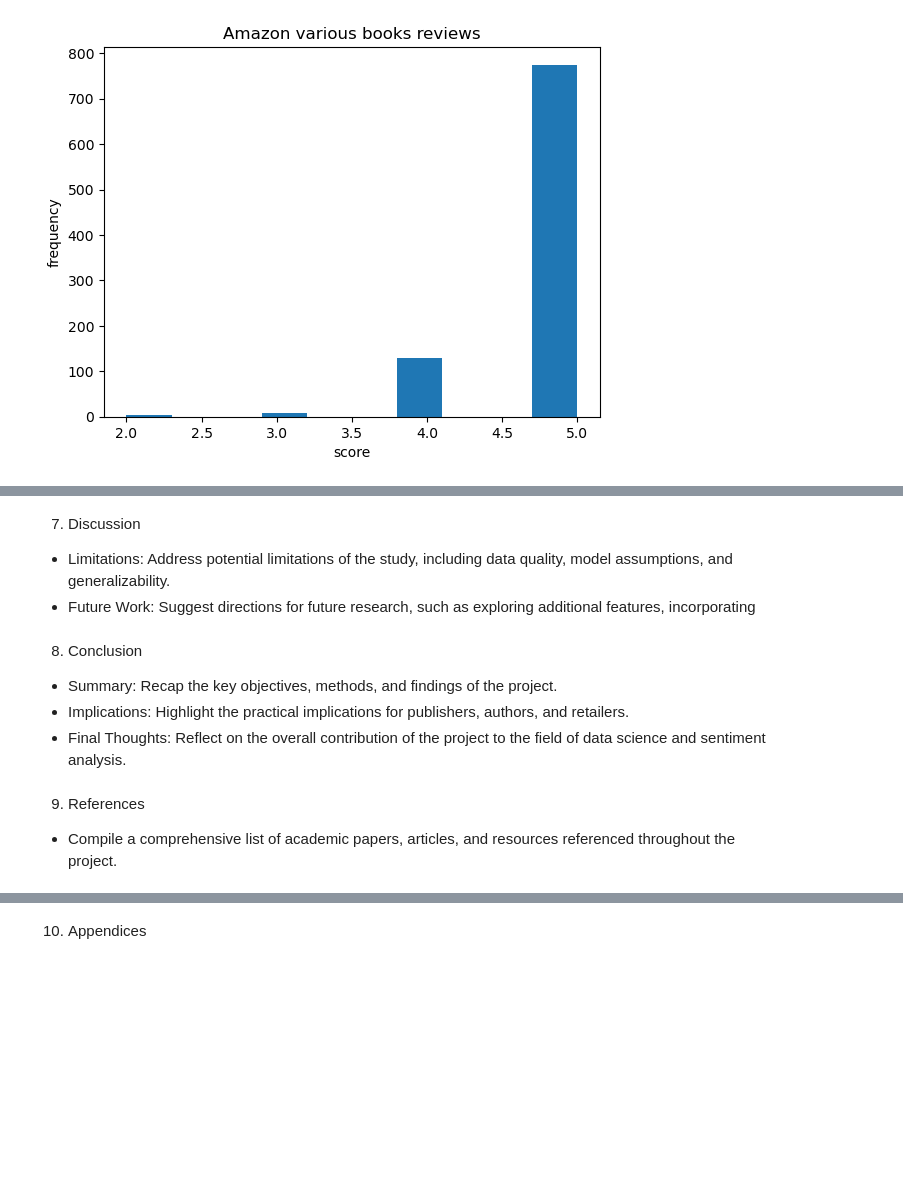
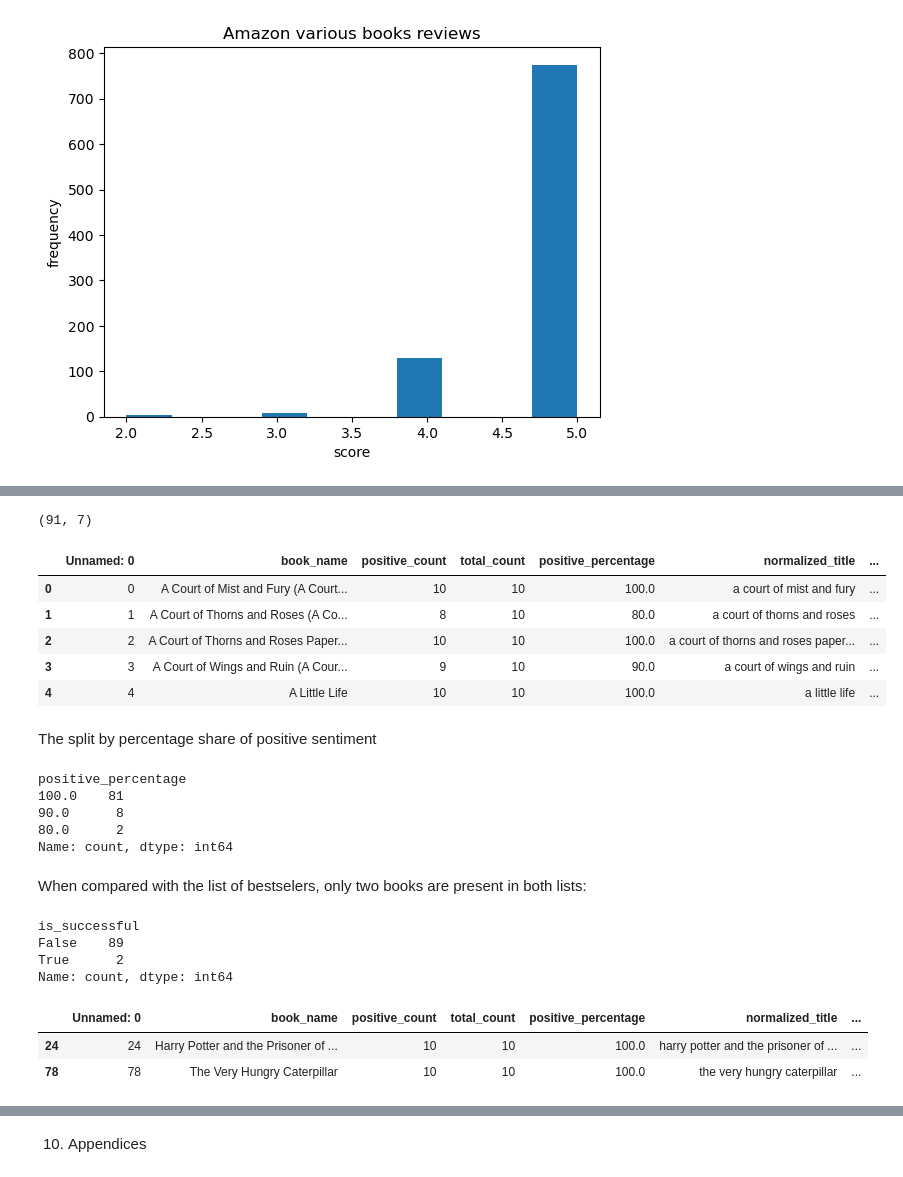
Before and after one commit to mi6oo6im/ml_books_review_sentiment_analysis, a Jupyter notebook: predicting_sales_success_based_on_sentiment_analysis.ipynb, the cells around one changed output, grey strips where cells are left out. Drawn from its saved outputs; the diff is of its cells as text; code cells hidden in the pictures; blank space fills up the shorter version.

```diff
--- a/predicting_sales_success_based_on_sentiment_analysis.ipynb
+++ b/predicting_sales_success_based_on_sentiment_analysis.ipynb
@@ -167,15 +163,0 @@ Sales analysis was made using the Wikipedia List of best-selling books. The data
-# %% [markdown]
-7. Discussion
-
-- Limitations: Address potential limitations of the study, including data quality, model assumptions, and generalizability.
-- Future Work: Suggest directions for future research, such as exploring additional features, incorporating
-# %% [markdown]
-8. Conclusion
-
-- Summary: Recap the key objectives, methods, and findings of the project.
-- Implications: Highlight the practical implications for publishers, authors, and retailers.
-- Final Thoughts: Reflect on the overall contribution of the project to the field of data science and sentiment analysis.
-# %% [markdown]
-9. References
-
-- Compile a comprehensive list of academic papers, articles, and resources referenced throughout the project.
@@ -181,0 +166,38 @@ Sales analysis was made using the Wikipedia List of best-selling books. The data
+# %%
+sales_df.shape
+# %% [output]
+(91, 7)
+# %%
+sales_df.head()
+# %% [output]
+|  | Unnamed: 0 | book_name | positive_count | total_count | positive_percentage | normalized_title | ... |
+| 0 | 0 | A Court of Mist and Fury (A Court... | 10 | 10 | 100.0 | a court of mist and fury | ... |
+| 1 | 1 | A Court of Thorns and Roses (A Co... | 8 | 10 | 80.0 | a court of thorns and roses | ... |
+| 2 | 2 | A Court of Thorns and Roses Paper... | 10 | 10 | 100.0 | a court of thorns and roses paper... | ... |
+| 3 | 3 | A Court of Wings and Ruin (A Cour... | 9 | 10 | 90.0 | a court of wings and ruin | ... |
+| 4 | 4 | A Little Life | 10 | 10 | 100.0 | a little life | ... |
+# %% [markdown]
+The split by percentage share of positive sentiment
+# %%
+sales_df.positive_percentage.value_counts()
+# %% [output]
+positive_percentage
+100.0    81
+90.0      8
+80.0      2
+Name: count, dtype: int64
+# %% [markdown]
+When compared with the list of bestselers, only two books are present in both lists:
+# %%
+sales_df.is_successful.value_counts()
+# %% [output]
+is_successful
+False    89
+True      2
+Name: count, dtype: int64
+# %%
+sales_df[sales_df.is_successful]
+# %% [output]
+|  | Unnamed: 0 | book_name | positive_count | total_count | positive_percentage | normalized_title | ... |
+| 24 | 24 | Harry Potter and the Prisoner of ... | 10 | 10 | 100.0 | harry potter and the prisoner of ... | ... |
+| 78 | 78 | The Very Hungry Caterpillar | 10 | 10 | 100.0 | the very hungry caterpillar | ... |
```
Also changed, not shown: parts of 20 cells of this notebook, 3 other files.
